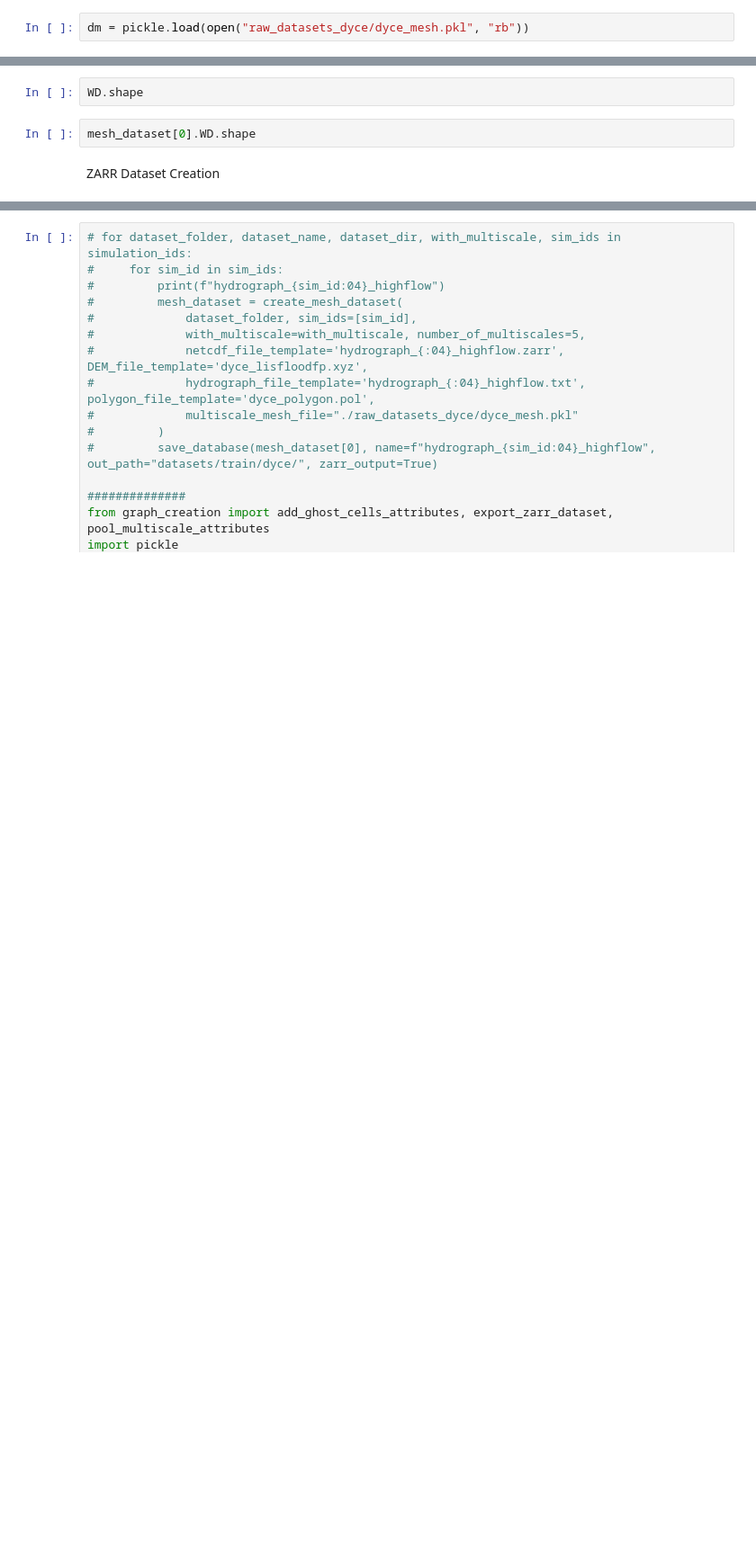
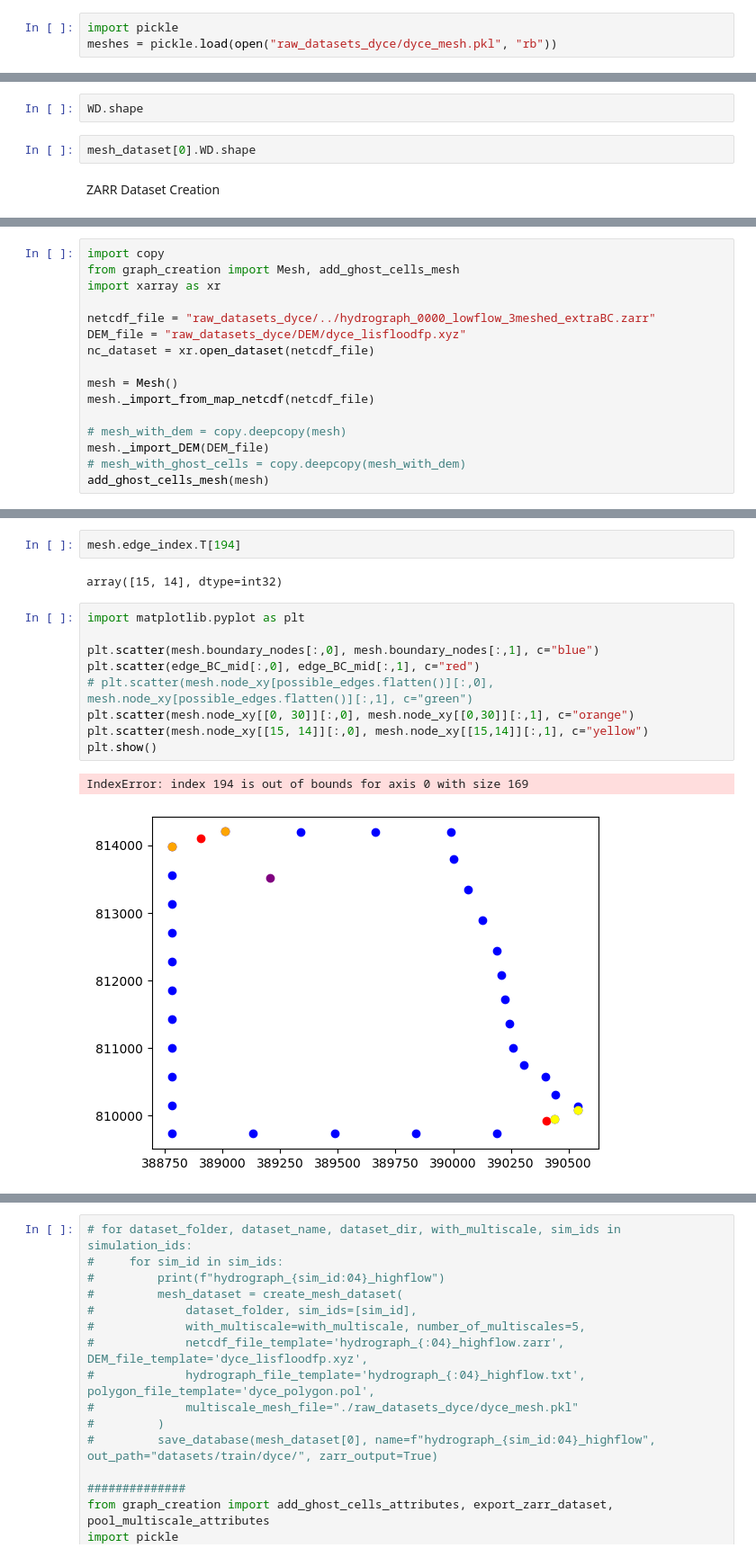
Before and after one commit to Scriptminer/mSWE-GNN, a Jupyter notebook: database/create_dataset.ipynb, the cells around one changed output, grey strips where cells are left out. Shown at 90% size. Drawn from its saved outputs; the diff is of its cells as text; blank space fills up the shorter version.

Commit message:
WIP: changes to allow multiple boundary conditions

```diff
--- a/database/create_dataset.ipynb
+++ b/database/create_dataset.ipynb
@@ -46,7 +46,8 @@ h5 = pickle.load(open("datasets/train/dyce/hydrograph_0005_highflow.pkl", "rb"))
 # %%
 h2.keys()
 # %%
-dm = pickle.load(open("raw_datasets_dyce/dyce_mesh.pkl", "rb"))
+import pickle
+meshes = pickle.load(open("raw_datasets_dyce/dyce_mesh.pkl", "rb"))
 # %%
 import xarray as xr
 nc_dataset = xr.open_dataset("raw_datasets_dyce/Simulations/hydrograph_0005_highflow.zarr")
@@ -64,0 +79,16 @@ from graph_creation import export_zarr_dataset
+# %%
+import copy
+from graph_creation import Mesh, add_ghost_cells_mesh
+import xarray as xr
+
+netcdf_file = "raw_datasets_dyce/../hydrograph_0000_lowflow_3meshed_extraBC.zarr"
+DEM_file = "raw_datasets_dyce/DEM/dyce_lisfloodfp.xyz"
+nc_dataset = xr.open_dataset(netcdf_file)
+
+mesh = Mesh()
+mesh._import_from_map_netcdf(netcdf_file)
+
+# mesh_with_dem = copy.deepcopy(mesh)
+mesh._import_DEM(DEM_file)
+# mesh_with_ghost_cells = copy.deepcopy(mesh_with_dem)
+add_ghost_cells_mesh(mesh)
@@ -64,0 +272,16 @@ from graph_creation import export_zarr_dataset
+# %%
+mesh.edge_index.T[194]
+# %% [output]
+array([15, 14], dtype=int32)
+# %%
+import matplotlib.pyplot as plt
+
+plt.scatter(mesh.boundary_nodes[:,0], mesh.boundary_nodes[:,1], c="blue")
+plt.scatter(edge_BC_mid[:,0], edge_BC_mid[:,1], c="red")
+# plt.scatter(mesh.node_xy[possible_edges.flatten()][:,0], mesh.node_xy[possible_edges.flatten()][:,1], c="green")
+plt.scatter(mesh.node_xy[[0, 30]][:,0], mesh.node_xy[[0,30]][:,1], c="orange")
+plt.scatter(mesh.node_xy[[15, 14]][:,0], mesh.node_xy[[15,14]][:,1], c="yellow")
+plt.show()
+# %% [output]
+IndexError: index 194 is out of bounds for axis 0 with size 169
+[figure, added]
```
Also changed, not shown: parts of 34 cells of this notebook, 1 other file.
